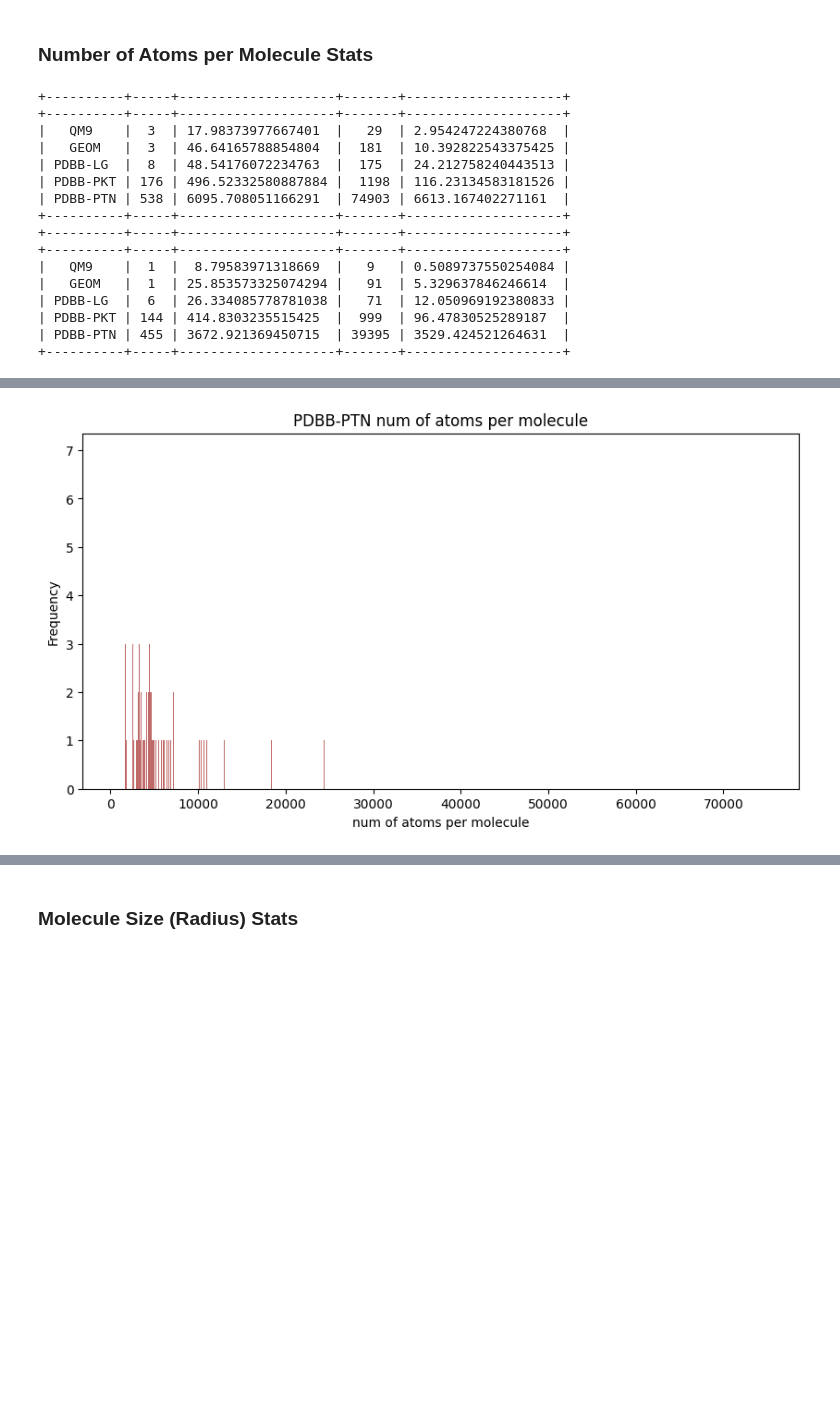
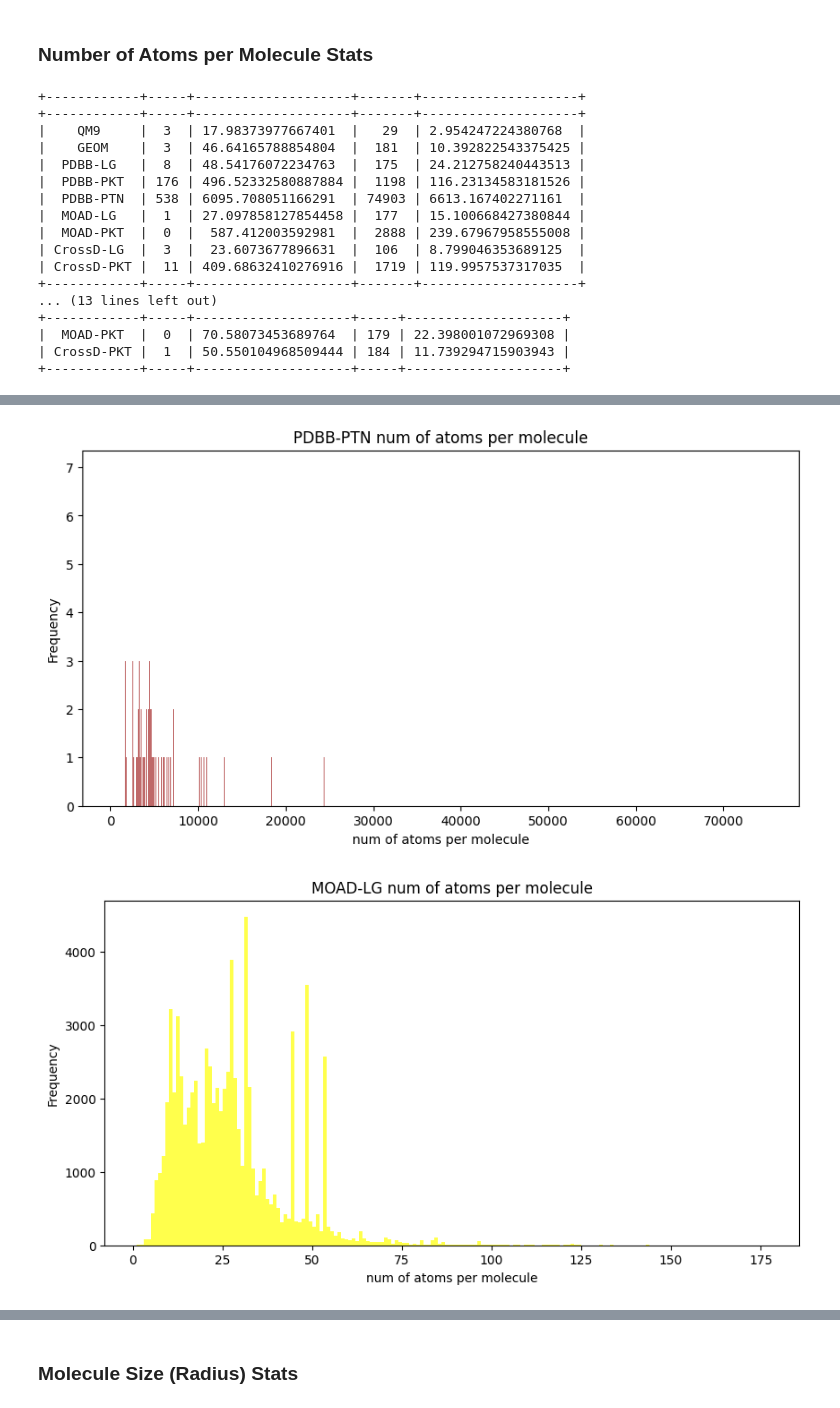
Before and after one commit to gohyixian/GeoLDM-edit, a Jupyter notebook: data_EDA/eda.ipynb, the cells around one changed output, grey strips where cells are left out. Saved outputs shown, nothing was run; the diff lists cells and outputs as text; code cells hidden in the pictures; blank space fills up the shorter version.

```diff
--- a/data_EDA/eda.ipynb
+++ b/data_EDA/eda.ipynb
@@ -246,40 +254,47 @@ print(min_mean_max_std_table_no_H)
 # save to txt file
 with open('outputs/num_atom_min_mean_max_std_no_H.txt', 'w') as f:
     print(min_mean_max_std_table_no_H, file=f)
+
+min_mean_max_std_table_pkt_num_resi = get_min_max_mean_std([moad_pocket_data_obj.num_resi, crossd_pocket_data_obj.num_resi], ['MOAD-PKT', 'CrossD-PKT'])
+print(min_mean_max_std_table_pkt_num_resi)
+with open('outputs/pkt_num_resi_min_mean_max_std.txt', 'w') as f:
+    print(min_mean_max_std_table_pkt_num_resi, file=f)
 # %% [output]
-+----------+-----+--------------------+-------+--------------------+
-+----------+-----+--------------------+-------+--------------------+
-|   QM9    |  3  | 17.98373977667401  |   29  | 2.954247224380768  |
-|   GEOM   |  3  | 46.64165788854804  |  181  | 10.392822543375425 |
-| PDBB-LG  |  8  | 48.54176072234763  |  175  | 24.212758240443513 |
-| PDBB-PKT | 176 | 496.52332580887884 |  1198 | 116.23134583181526 |
-| PDBB-PTN | 538 | 6095.708051166291  | 74903 | 6613.167402271161  |
-+----------+-----+--------------------+-------+--------------------+
-+----------+-----+--------------------+-------+--------------------+
-+----------+-----+--------------------+-------+--------------------+
-|   QM9    |  1  |  8.79583971318669  |   9   | 0.5089737550254084 |
-|   GEOM   |  1  | 25.853573325074294 |   91  | 5.329637846246614  |
-| PDBB-LG  |  6  | 26.334085778781038 |   71  | 12.050969192380833 |
-| PDBB-PKT | 144 | 414.8303235515425  |  999  | 96.47830525289187  |
-| PDBB-PTN | 455 | 3672.921369450715  | 39395 | 3529.424521264631  |
-+----------+-----+--------------------+-------+--------------------+
++------------+-----+--------------------+-------+--------------------+
++------------+-----+--------------------+-------+--------------------+
+|    QM9     |  3  | 17.98373977667401  |   29  | 2.954247224380768  |
+|    GEOM    |  3  | 46.64165788854804  |  181  | 10.392822543375425 |
+|  PDBB-LG   |  8  | 48.54176072234763  |  175  | 24.212758240443513 |
+|  PDBB-PKT  | 176 | 496.52332580887884 |  1198 | 116.23134583181526 |
+|  PDBB-PTN  | 538 | 6095.708051166291  | 74903 | 6613.167402271161  |
+|  MOAD-LG   |  1  | 27.097858127854458 |  177  | 15.100668427380844 |
+|  MOAD-PKT  |  0  |  587.412003592981  |  2888 | 239.67967958555008 |
+| CrossD-LG  |  3  |  23.6073677896631  |  106  | 8.799046353689125  |
+| CrossD-PKT |  11 | 409.68632410276916 |  1719 | 119.9957537317035  |
++------------+-----+--------------------+-------+--------------------+
+... (13 lines left out)
++------------+-----+--------------------+-----+--------------------+
+|  MOAD-PKT  |  0  | 70.58073453689764  | 179 | 22.398001072969308 |
+| CrossD-PKT |  1  | 50.550104968509444 | 184 | 11.739294715903943 |
++------------+-----+--------------------+-----+--------------------+
 # %%
 from utils import plot_histogram
 
 plot_histogram(data_list=qm9_data_obj.num_atoms, color=colors[0], label=list_of_all_dicts_names[0], xlabel='num of atoms per molecule', title='QM9 num of atoms per molecule', img_save_path='outputs/num_atom_hist_QM9.png')
 plot_histogram(data_list=geom_data_obj.num_atoms, color=colors[1], label=list_of_all_dicts_names[1], xlabel='num of atoms per molecule', title='GEOM num of atoms per molecule', img_save_path='outputs/num_atom_hist_GEOM.png')
 plot_histogram(data_list=pdbbind_ligand_data_obj.num_atoms, color=colors[2], label=list_of_all_dicts_names[2], xlabel='num of atoms per molecule', title='PDBB-LG num of atoms per molecule', img_save_path='outputs/num_atom_hist_PDBB-LG.png')
 plot_histogram(data_list=pdbbind_pocket_data_obj.num_atoms, color=colors[3], label=list_of_all_dicts_names[3], xlabel='num of atoms per molecule', title='PDBB-PKT num of atoms per molecule', img_save_path='outputs/num_atom_hist_PDBB-PKT.png')
 plot_histogram(data_list=pdbbind_protein_data_obj.num_atoms, color=colors[4], label=list_of_all_dicts_names[4], xlabel='num of atoms per molecule', title='PDBB-PTN num of atoms per molecule', img_save_path='outputs/num_atom_hist_PDBB-PTN.png')
 
-plot_histogram(data_list=moad_ligand_data_obj.num_atoms, color=colors[2], label=list_of_all_dicts_names[2], xlabel='num of atoms per molecule', title='MOAD-LG num of atoms per molecule', img_save_path='outputs/num_atom_hist_MOAD-LG.png')
-plot_histogram(data_list=moad_pocket_data_obj.num_atoms, color=colors[3], label=list_of_all_dicts_names[3], xlabel='num of atoms per molecule', title='MOAD-PKT num of atoms per molecule', img_save_path='outputs/num_atom_hist_MOAD-PKT.png')
+plot_histogram(data_list=moad_ligand_data_obj.num_atoms, color=colors[5], label=list_of_all_dicts_names[5], xlabel='num of atoms per molecule', title='MOAD-LG num of atoms per molecule', img_save_path='outputs/num_atom_hist_MOAD-LG.png')
+plot_histogram(data_list=moad_pocket_data_obj.num_atoms, color=colors[6], label=list_of_all_dicts_names[6], xlabel='num of atoms per molecule', title='MOAD-PKT num of atoms per molecule', img_save_path='outputs/num_atom_hist_MOAD-PKT.png')
 
-plot_histogram(data_list=crossd_ligand_data_obj.num_atoms, color=colors[2], label=list_of_all_dicts_names[2], xlabel='num of atoms per molecule', title='CrossD-LG num of atoms per molecule', img_save_path='outputs/num_atom_hist_CrossD-LG.png')
-plot_histogram(data_list=crossd_pocket_data_obj.num_atoms, color=colors[3], label=list_of_all_dicts_names[3], xlabel='num of atoms per molecule', title='CrossD-PKT num of atoms per molecule', img_save_path='outputs/num_atom_hist_CrossD-PKT.png')
+plot_histogram(data_list=crossd_ligand_data_obj.num_atoms, color=colors[7], label=list_of_all_dicts_names[7], xlabel='num of atoms per molecule', title='CrossD-LG num of atoms per molecule', img_save_path='outputs/num_atom_hist_CrossD-LG.png')
+plot_histogram(data_list=crossd_pocket_data_obj.num_atoms, color=colors[8], label=list_of_all_dicts_names[8], xlabel='num of atoms per molecule', title='CrossD-PKT num of atoms per molecule', img_save_path='outputs/num_atom_hist_CrossD-PKT.png')
 # %% [output]
 [figure]
 [figure]
 [figure]
 [figure]
 [figure]
+[figure, added]
```
Also changed, not shown: parts of 14 cells of this notebook, 56 other files.
